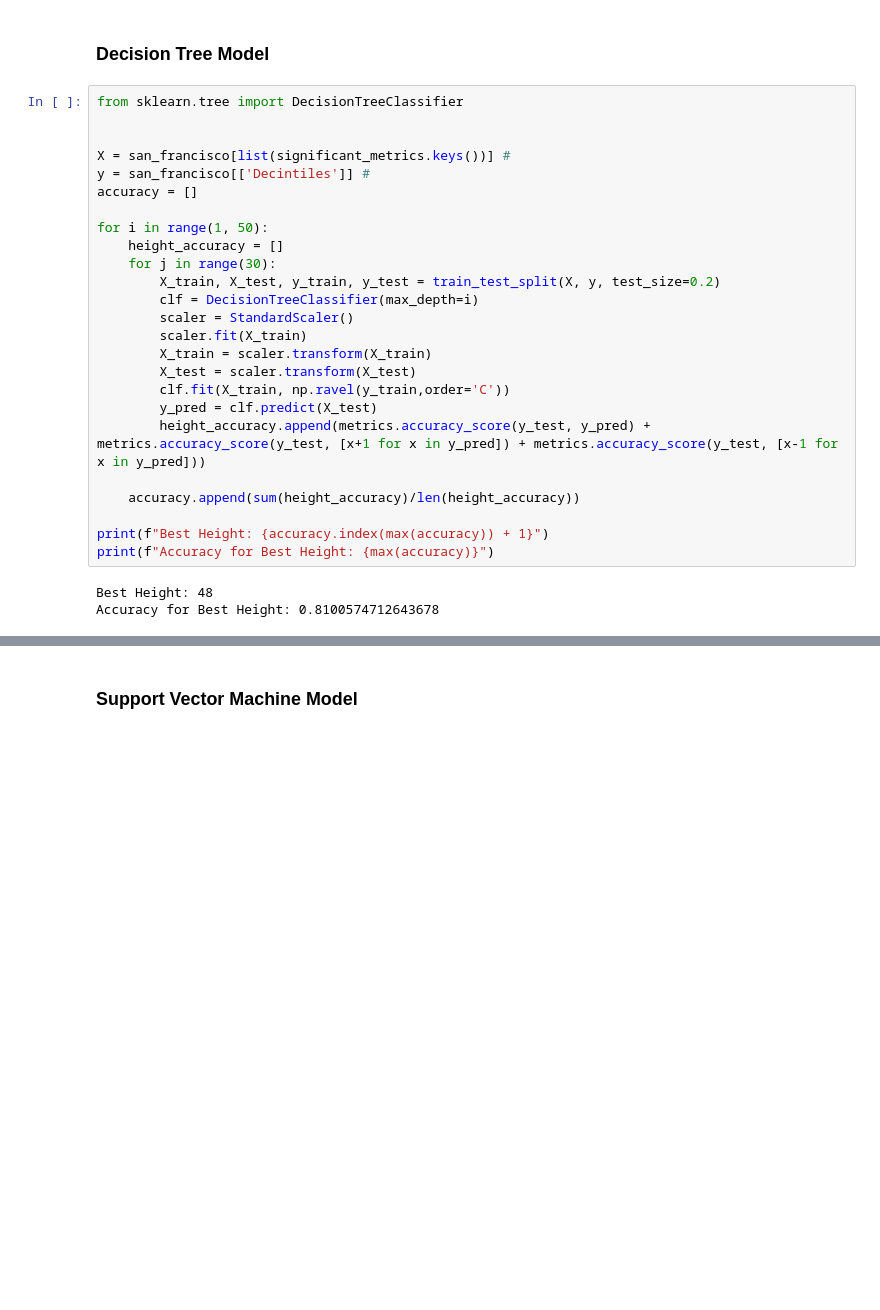
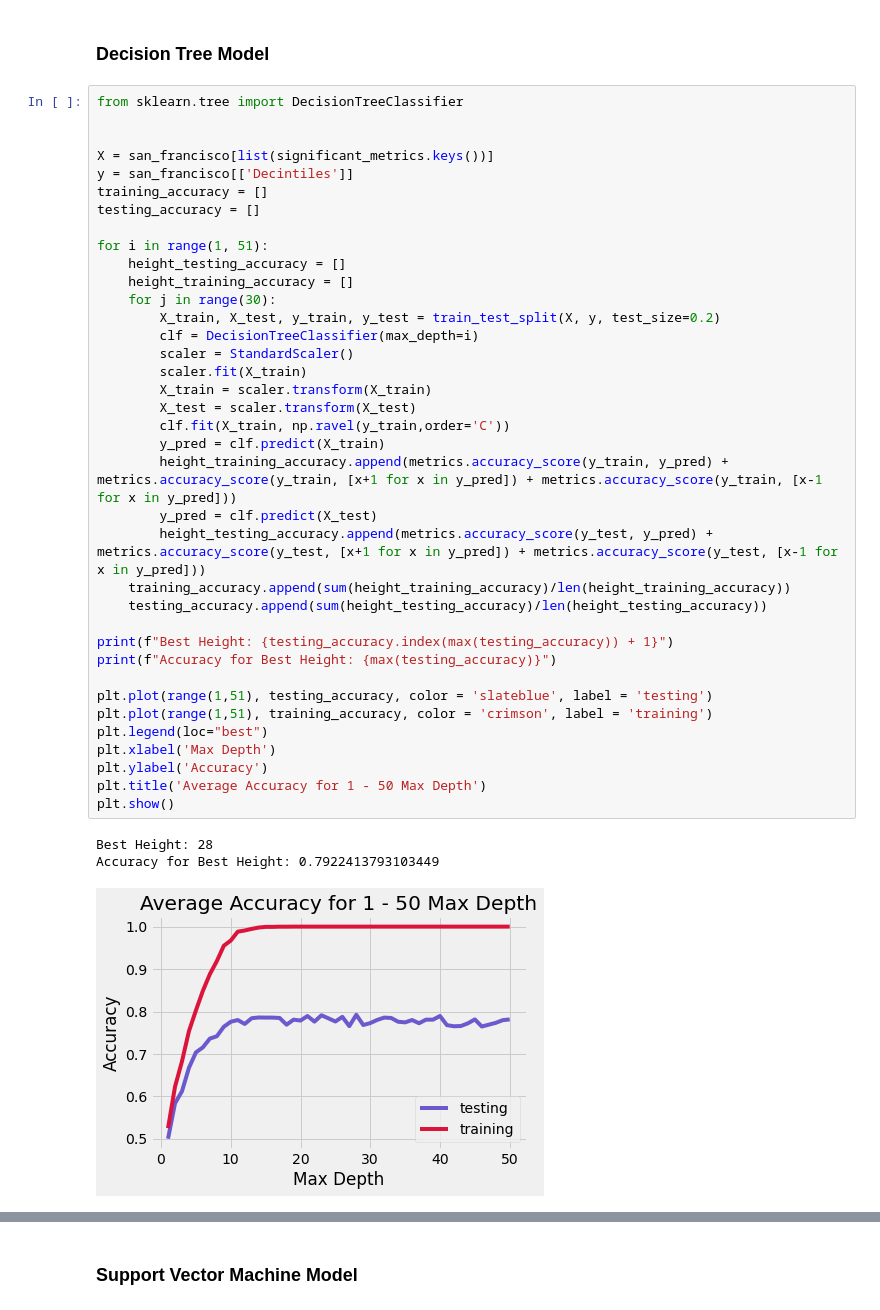
Before and after one commit to Ranabor/CDC-2022, a Jupyter notebook: data_exploration.ipynb, the cells around one changed output, grey strips where cells are left out. Saved outputs shown, nothing was run; the diff lists cells and outputs as text; blank space fills up the shorter version.

```diff
--- a/data_exploration.ipynb
+++ b/data_exploration.ipynb
@@ -166,31 +175,44 @@ model_permutation_importance(clf, X_test, y_test, significant_metrics)
 # %%
 from sklearn.tree import DecisionTreeClassifier
 
 
-X = san_francisco[list(significant_metrics.keys())] #
-y = san_francisco[['Decintiles']] #
-accuracy = []
+X = san_francisco[list(significant_metrics.keys())]
+y = san_francisco[['Decintiles']]
+training_accuracy = []
+testing_accuracy = []
 
-for i in range(1, 50):
-    height_accuracy = []
+for i in range(1, 51):
+    height_testing_accuracy = []
+    height_training_accuracy = []
     for j in range(30):
         X_train, X_test, y_train, y_test = train_test_split(X, y, test_size=0.2)
         clf = DecisionTreeClassifier(max_depth=i)
         scaler = StandardScaler()
         scaler.fit(X_train)
         X_train = scaler.transform(X_train)
         X_test = scaler.transform(X_test)
         clf.fit(X_train, np.ravel(y_train,order='C'))
+        y_pred = clf.predict(X_train)
+        height_training_accuracy.append(metrics.accuracy_score(y_train, y_pred) + metrics.accuracy_score(y_train, [x+1 for x in y_pred]) + metrics.accuracy_score(y_train, [x-1 for x in y_pred]))
         y_pred = clf.predict(X_test)
-        height_accuracy.append(metrics.accuracy_score(y_test, y_pred) + metrics.accuracy_score(y_test, [x+1 for x in y_pred]) + metrics.accuracy_score(y_test, [x-1 for x in y_pred]))
+        height_testing_accuracy.append(metrics.accuracy_score(y_test, y_pred) + metrics.accuracy_score(y_test, [x+1 for x in y_pred]) + metrics.accuracy_score(y_test, [x-1 for x in y_pred]))
+    training_accuracy.append(sum(height_training_accuracy)/len(height_training_accuracy))
+    testing_accuracy.append(sum(height_testing_accuracy)/len(height_testing_accuracy))
 
-    accuracy.append(sum(height_accuracy)/len(height_accuracy))
+print(f"Best Height: {testing_accuracy.index(max(testing_accuracy)) + 1}")
+print(f"Accuracy for Best Height: {max(testing_accuracy)}")
 
-print(f"Best Height: {accuracy.index(max(accuracy)) + 1}")
-print(f"Accuracy for Best Height: {max(accuracy)}")
+plt.plot(range(1,51), testing_accuracy, color = 'slateblue', label = 'testing')
+plt.plot(range(1,51), training_accuracy, color = 'crimson', label = 'training')
+plt.legend(loc="best")
+plt.xlabel('Max Depth')
+plt.ylabel('Accuracy')
+plt.title('Average Accuracy for 1 - 50 Max Depth')
+plt.show()
 # %% [output]
-Best Height: 48
-Accuracy for Best Height: 0.8100574712643678
+Best Height: 28
+Accuracy for Best Height: 0.7922413793103449
+[figure, added]
 # %%
 clf = DecisionTreeClassifier(max_depth = accuracy.index(max(accuracy)) + 1)
 scaler = StandardScaler()
```
Also changed, not shown: parts of 9 cells of this notebook.
